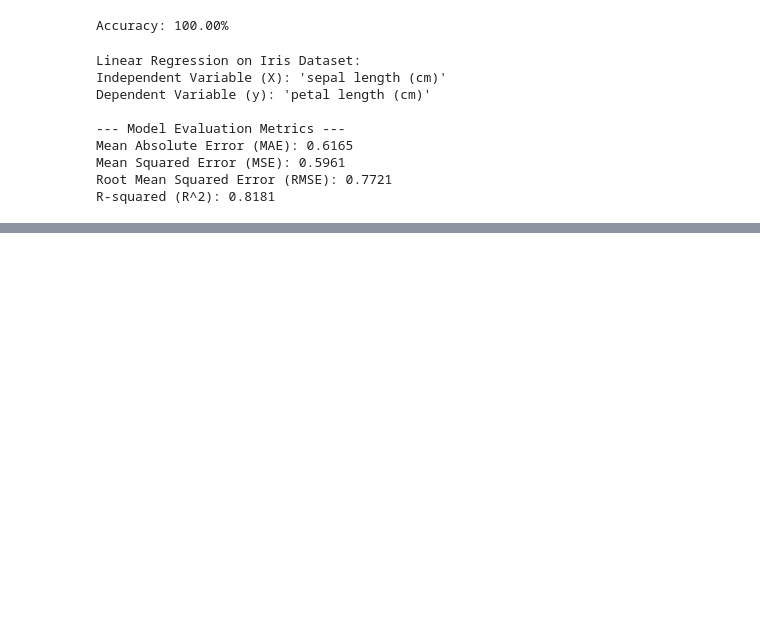
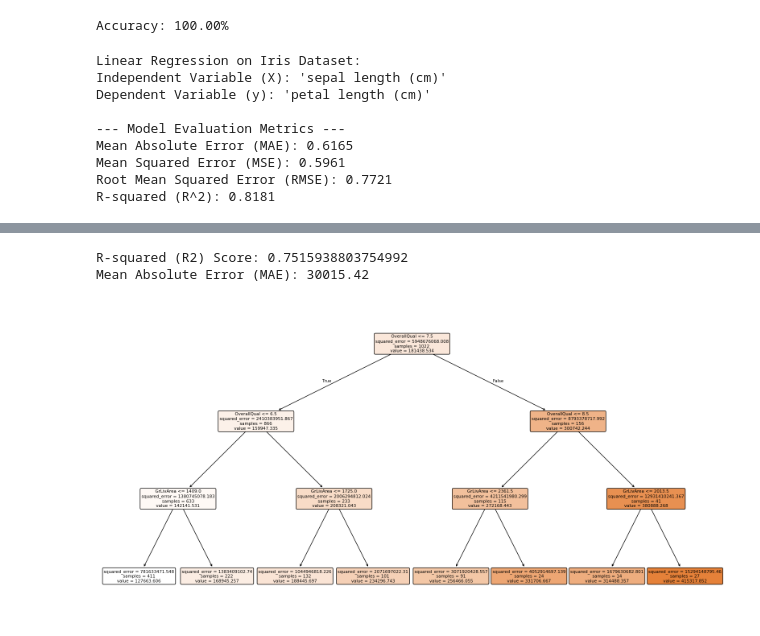
Before and after one commit to Priyanshu27083/ML_lab, a Jupyter notebook: scikit.ipynb, the cells around one changed output, grey strips where cells are left out. Drawn from its saved outputs; the diff is of its cells as text; code cells hidden in the pictures; blank space fills up the shorter version.

Commit message:
Till decision Trees

```diff
--- a/scikit.ipynb
+++ b/scikit.ipynb
@@ -1289,0 +1516,50 @@ R-squared (R^2): 0.8181
+# %%
+#Decision Trees
+import pandas as pd
+import numpy as np
+import matplotlib.pyplot as plt
+from sklearn.tree import DecisionTreeRegressor
+from sklearn.model_selection import train_test_split
+from sklearn import metrics
+from sklearn.tree import plot_tree
+
+data = pd.read_csv('/content/house_price_train.csv')
+house_df = pd.DataFrame(data)
+
+# Define features and target
+feature_cols = ['GrLivArea', 'OverallQual', 'YearBuilt']
+X = house_df[feature_cols] # Features
+y = house_df['SalePrice'] # Target variable (Continuous Price)
+
+X_train, X_test, y_train, y_test = train_test_split(X, y, test_size=0.3, random_state=1)
+
+regressor = DecisionTreeRegressor(max_depth=3, random_state=1)
+
+# Train Decision Tree Regressor
+regressor = regressor.fit(X_train, y_train)
+
+# Predict the response for test dataset
+y_pred = regressor.predict(X_test)
+
+print("R-squared (R2) Score:", metrics.r2_score(y_test, y_pred))
+
+# Mean Absolute Error (MAE) is another easy-to-interpret metric
+print("Mean Absolute Error (MAE):", round(metrics.mean_absolute_error(y_test, y_pred), 2))
+
+import matplotlib.pyplot as plt
+
+plt.figure(figsize=(20, 10))
+
+plot_tree(
+    regressor,
+    feature_names=feature_cols,
+    filled=True,
+    rounded=True,
+    max_depth=3
+)
+
+plt.show() # Display the plot
+# %% [output]
+R-squared (R2) Score: 0.7515938803754992
+Mean Absolute Error (MAE): 30015.42
+[figure, added]
```
Also changed, not shown: parts of 4 cells of this notebook.
